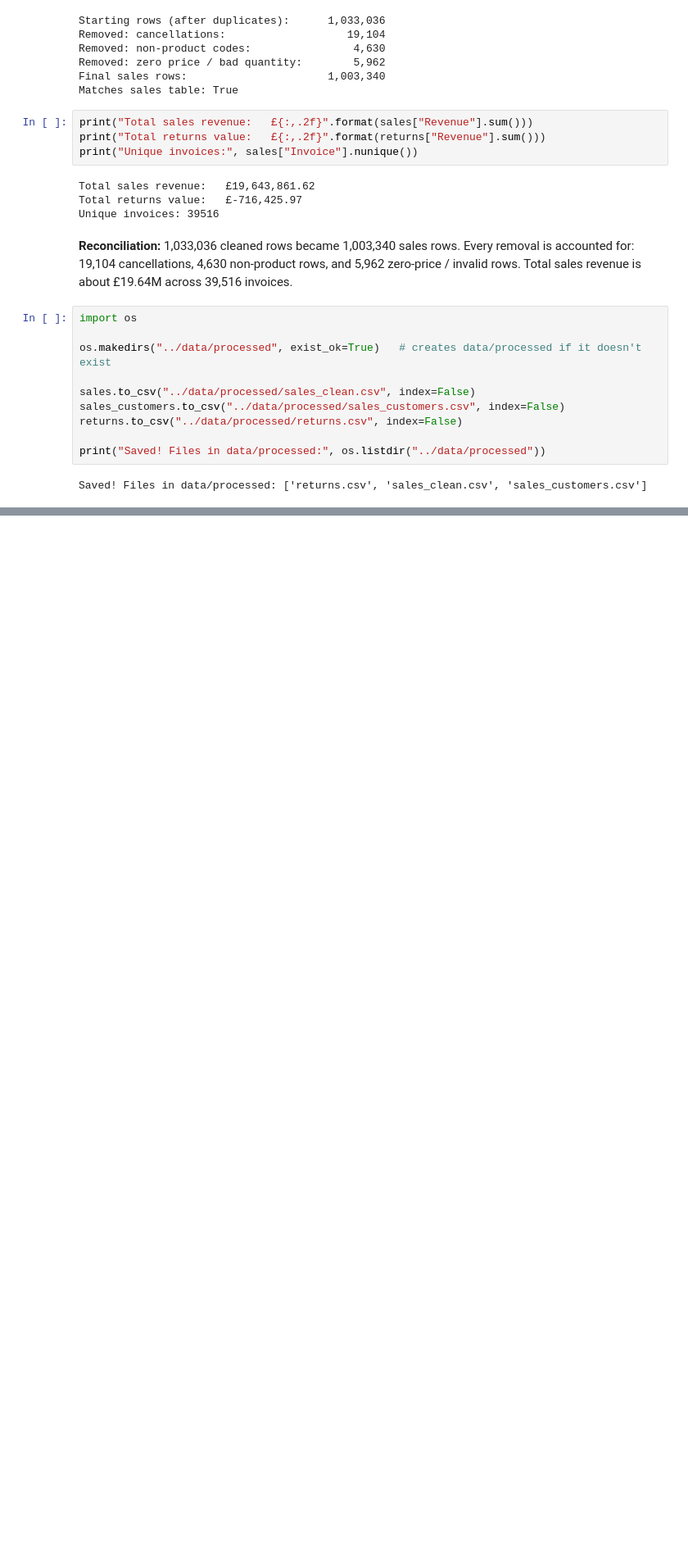
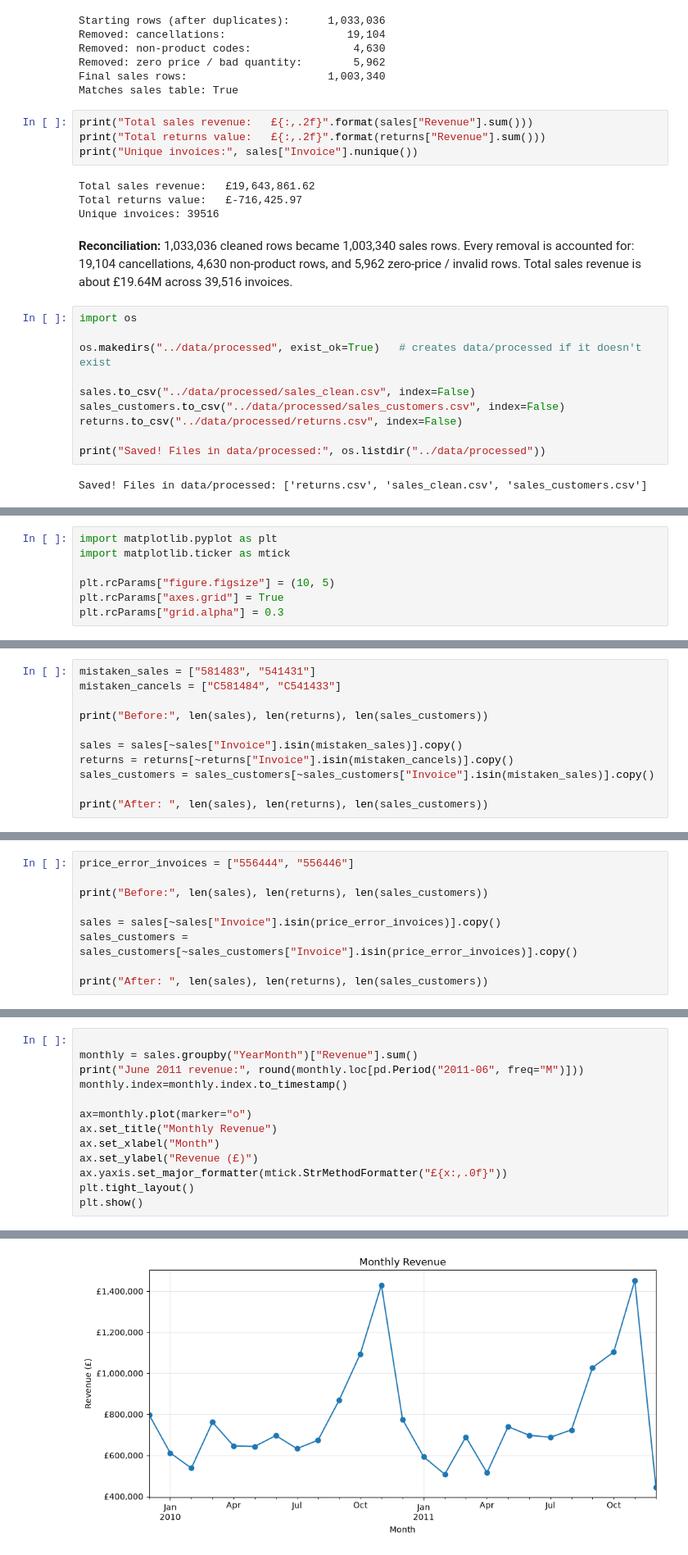
Before and after one commit to fathimathulamana/online-retail-analysis, a Jupyter notebook: notebooks/online_retail_analysis.ipynb, the cells around one changed output, grey strips where cells are left out. Shown at 82% size. Cells and saved outputs as stored; diff of their text form; blank space fills up the shorter version.

```diff
--- a/notebooks/online_retail_analysis.ipynb
+++ b/notebooks/online_retail_analysis.ipynb
@@ -879,0 +865,7 @@ Saved! Files in data/processed: ['returns.csv', 'sales_clean.csv', 'sales_custom
+# %%
+import matplotlib.pyplot as plt
+import matplotlib.ticker as mtick
+
+plt.rcParams["figure.figsize"] = (10, 5)
+plt.rcParams["axes.grid"] = True
+plt.rcParams["grid.alpha"] = 0.3
@@ -879,0 +908,11 @@ Saved! Files in data/processed: ['returns.csv', 'sales_clean.csv', 'sales_custom
+# %%
+mistaken_sales = ["581483", "541431"]
+mistaken_cancels = ["C581484", "C541433"]
+
+print("Before:", len(sales), len(returns), len(sales_customers))
+
+sales = sales[~sales["Invoice"].isin(mistaken_sales)].copy()
+returns = returns[~returns["Invoice"].isin(mistaken_cancels)].copy()
+sales_customers = sales_customers[~sales_customers["Invoice"].isin(mistaken_sales)].copy()
+
+print("After: ", len(sales), len(returns), len(sales_customers))
@@ -879,0 +997,9 @@ Saved! Files in data/processed: ['returns.csv', 'sales_clean.csv', 'sales_custom
+# %%
+price_error_invoices = ["556444", "556446"]
+
+print("Before:", len(sales), len(returns), len(sales_customers))
+
+sales = sales[~sales["Invoice"].isin(price_error_invoices)].copy()
+sales_customers = sales_customers[~sales_customers["Invoice"].isin(price_error_invoices)].copy()
+
+print("After: ", len(sales), len(returns), len(sales_customers))
@@ -879,0 +1009,14 @@ Saved! Files in data/processed: ['returns.csv', 'sales_clean.csv', 'sales_custom
+# %%
+
+monthly = sales.groupby("YearMonth")["Revenue"].sum()
+print("June 2011 revenue:", round(monthly.loc[pd.Period("2011-06", freq="M")]))
+monthly.index=monthly.index.to_timestamp()
+
+ax=monthly.plot(marker="o")
+ax.set_title("Monthly Revenue")
+ax.set_xlabel("Month")
+ax.set_ylabel("Revenue (£)")
+ax.yaxis.set_major_formatter(mtick.StrMethodFormatter("£{x:,.0f}"))
+plt.tight_layout()
+plt.show()
+# %% [output]
@@ -879,0 +1024 @@ Saved! Files in data/processed: ['returns.csv', 'sales_clean.csv', 'sales_custom
+[figure, added]
```
Also changed, not shown: parts of 27 cells of this notebook.
